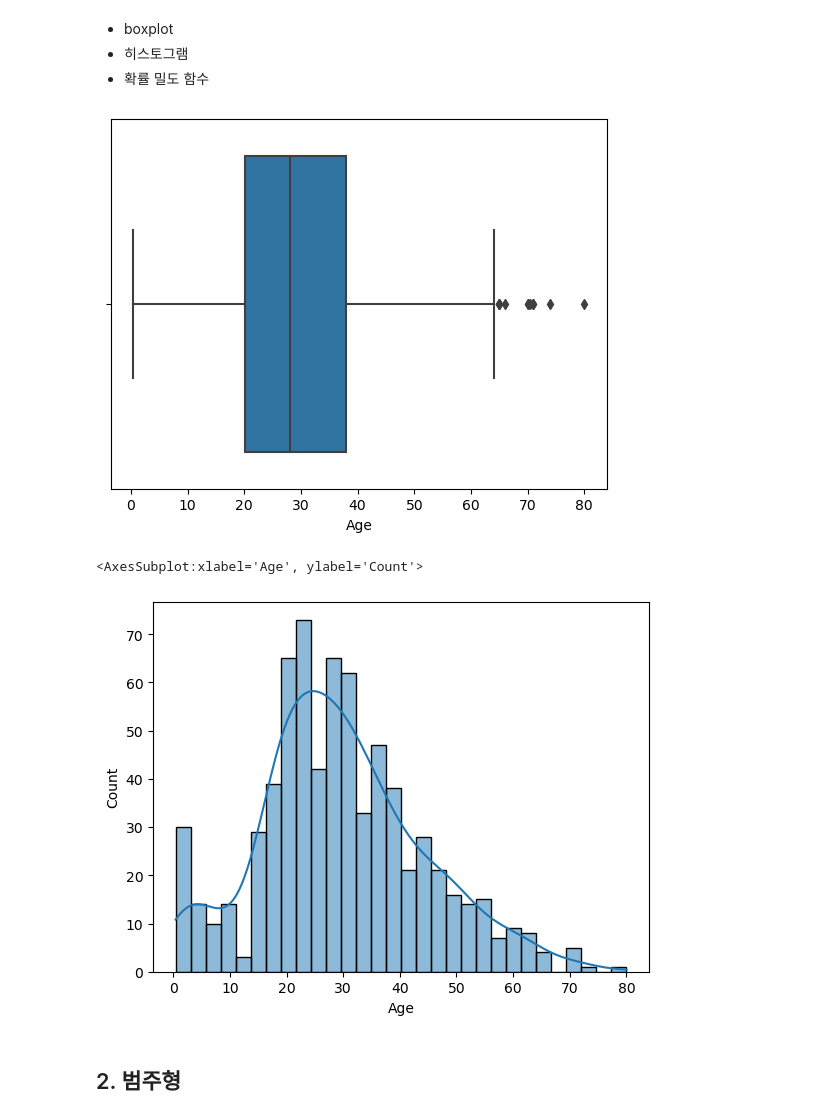
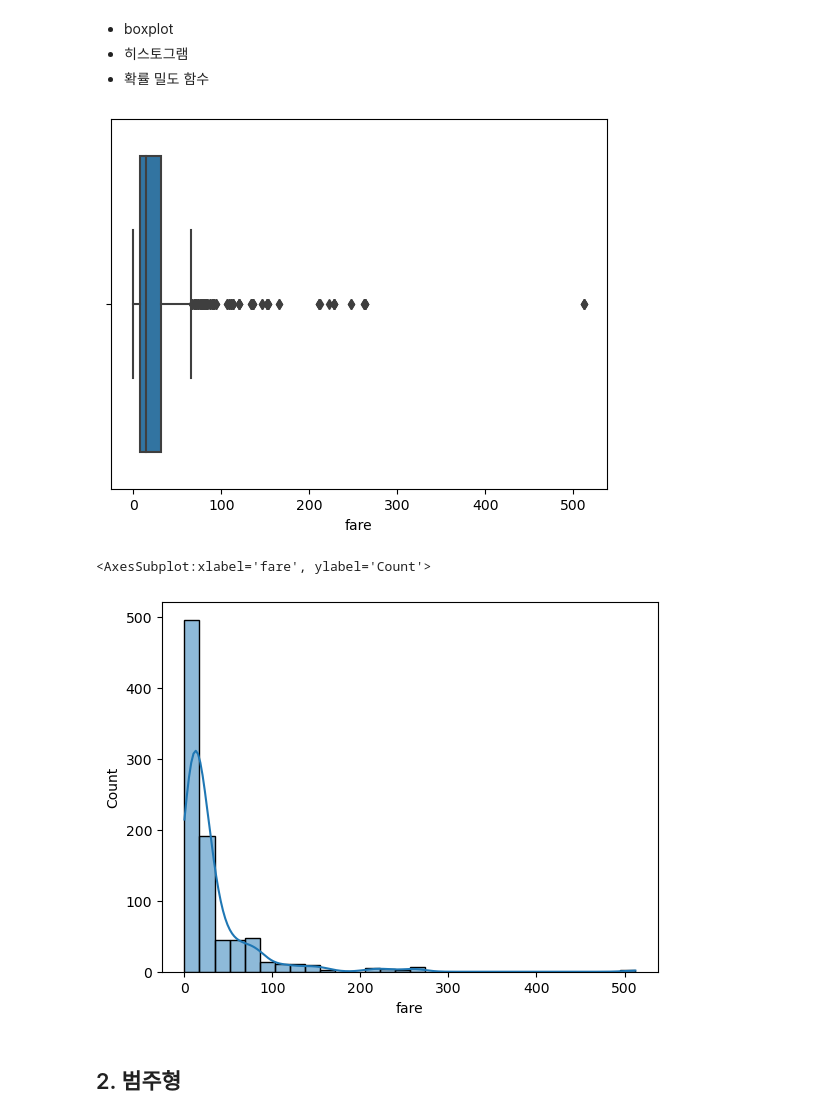
Before and after one commit to Run-aivle/study, a Jupyter notebook: Feb/02.10/SEN/Study.ipynb, the cells around one changed output. Cells and saved outputs as stored; diff of their text form; code cells hidden in the pictures.

```diff
--- a/Feb/02.10/SEN/Study.ipynb
+++ b/Feb/02.10/SEN/Study.ipynb
@@ -21,5 +21,5 @@ boston.head()
 # %%
 # 타이타닉 데이터
-titanic = pd.read_csv('https://raw.githubusercontent.com/DA4BAM/dataset/master/titanic.0.csv')
+titanic = sns.load_dataset('titanic')
 titanic.head()
 # %% [output]
@@ -54,15 +54,15 @@ titanic.describe()
 - 히스토그램
 - 확률 밀도 함수
 # %%
-sns.boxplot(x = 'Age', data = titanic)
+sns.boxplot(x = 'fare', data = titanic)
 plt.show()
 # %% [output]
-[figure, old version]
+[figure, new version]
 # %%
-sns.histplot(x = 'Age', data= titanic, kde = True, bins = 30)
+sns.histplot(x = 'fare', data= titanic, kde = True, bins = 30)
 # %% [output]
-<AxesSubplot:xlabel='Age', ylabel='Count'>
+<AxesSubplot:xlabel='fare', ylabel='Count'>
-[figure, old version]
+[figure, new version]
 # %% [markdown]
 ## 2. 범주형
 # %% [markdown]
```
Also changed, not shown: parts of 20 cells of this notebook.
